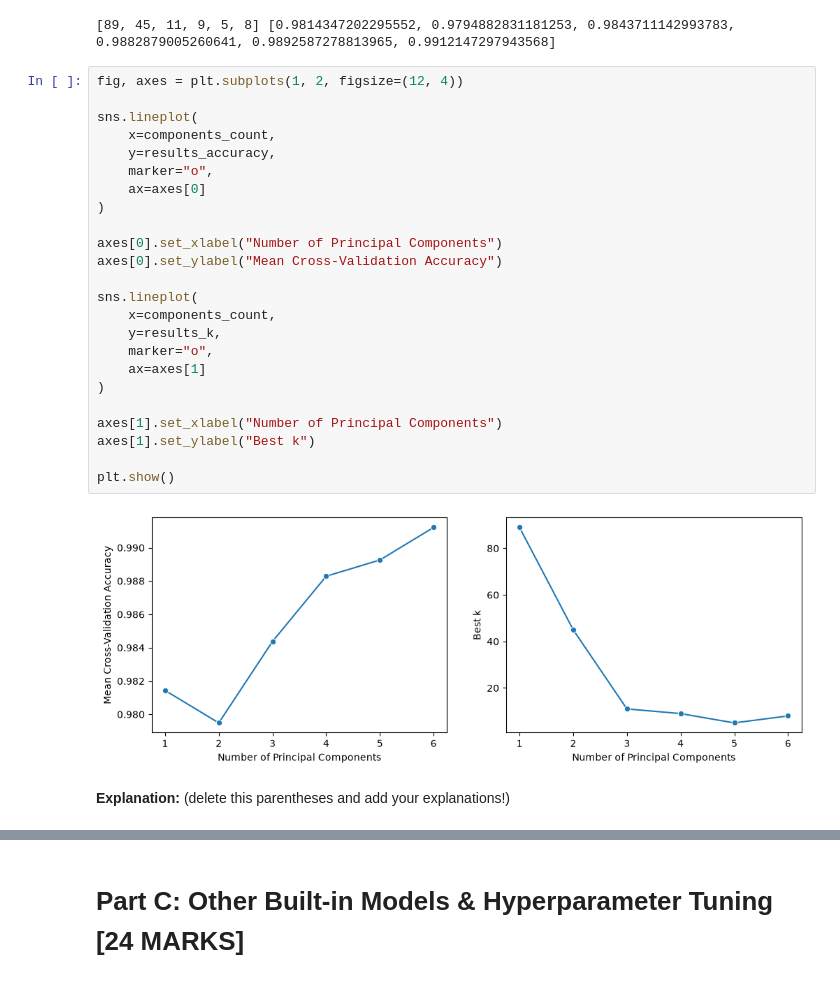
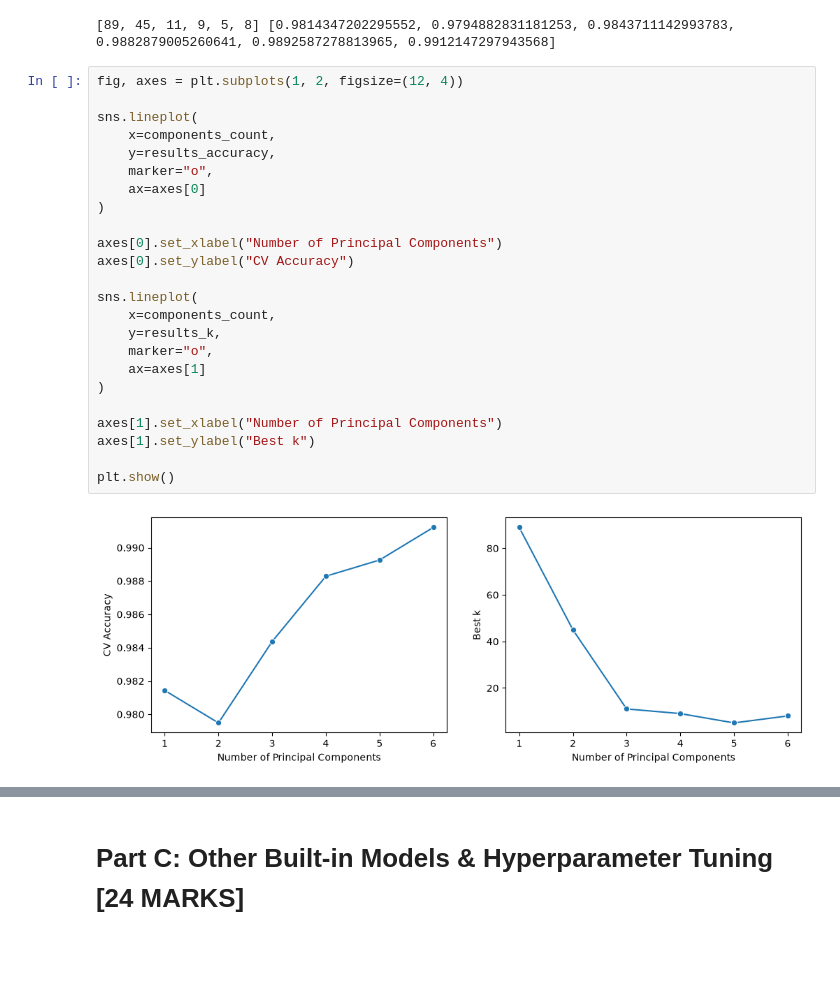
Before and after one commit to acknowledgeworkimagine/DataScienceStatlLearning, a Jupyter notebook: Project1_Elias_Gallegos.ipynb, the cells around one changed output, grey strips where cells are left out. Drawn from its saved outputs; the diff is of its cells as text; blank space fills up the shorter version.

```diff
--- a/Project1_Elias_Gallegos.ipynb
+++ b/Project1_Elias_Gallegos.ipynb
@@ -990,28 +1002,26 @@ print(results_k, results_accuracy)
 # %%
 fig, axes = plt.subplots(1, 2, figsize=(12, 4))
 
 sns.lineplot(
     x=components_count,
     y=results_accuracy,
     marker="o",
     ax=axes[0]
 )
 
 axes[0].set_xlabel("Number of Principal Components")
-axes[0].set_ylabel("Mean Cross-Validation Accuracy")
+axes[0].set_ylabel("CV Accuracy")
 
 sns.lineplot(
     x=components_count,
     y=results_k,
     marker="o",
     ax=axes[1]
 )
 
 axes[1].set_xlabel("Number of Principal Components")
 axes[1].set_ylabel("Best k")
 
 plt.show()
 # %% [output]
-[figure, old version]
+[figure, new version]
-# %% [markdown]
-**Explanation:** (delete this parentheses and add your explanations!)
```
Also changed, not shown: parts of 30 cells of this notebook.
